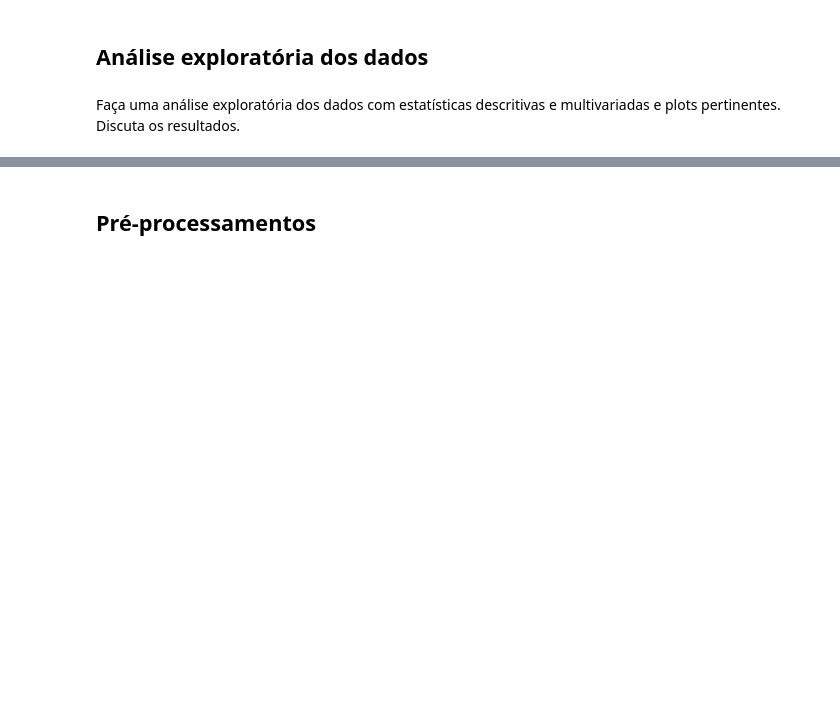
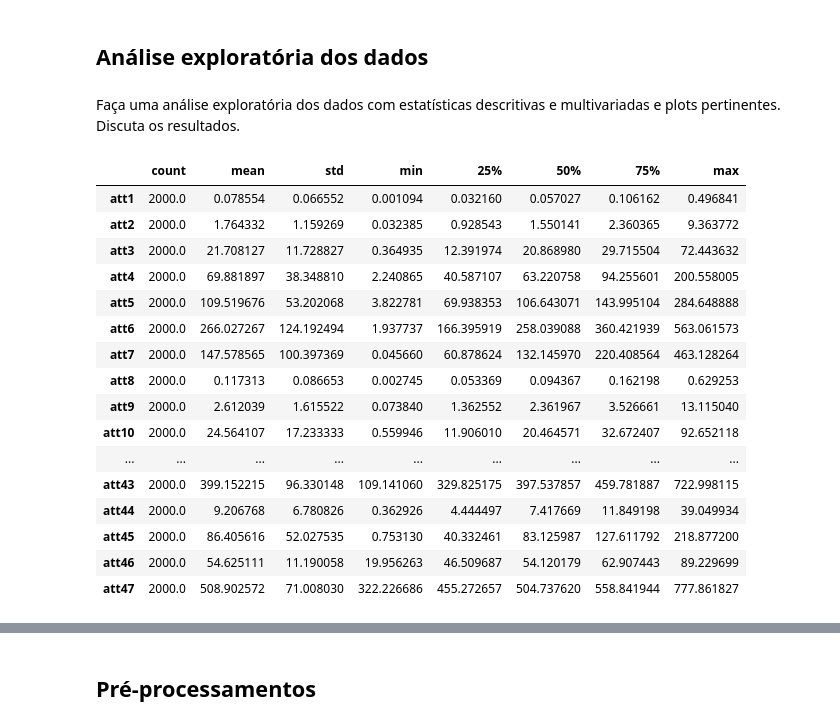
Before and after one commit to GabrielNegreiro28/aprendizado-de-maquina, a Jupyter notebook: Projeto_2_-_AM_zernike.ipynb, the cells around one changed output, grey strips where cells are left out. Drawn from its saved outputs; the diff is of its cells as text; code cells hidden in the pictures; blank space fills up the shorter version.

```diff
--- a/Projeto_2_-_AM_zernike.ipynb
+++ b/Projeto_2_-_AM_zernike.ipynb
@@ -116,3 +142,30 @@ O conjunto possui 2.000 instâncias, 47 atributos numéricos e dez classes balan
 ## **Análise exploratória dos dados**
 # %% [markdown]
 Faça uma análise exploratória dos dados com estatísticas descritivas e multivariadas e plots pertinentes. Discuta os resultados.
+# %%
+# Separa os 47 atributos da coluna de classe
+X = df.drop(columns="class")
+
+# Calcula estatísticas descritivas para cada atributo
+estatisticas = X.describe().T
+
+# Exibe a tabela
+estatisticas
+# %% [output]
+|  | count | mean | std | min | 25% | 50% | 75% | max |
+| att1 | 2000.0 | 0.078554 | 0.066552 | 0.001094 | 0.032160 | 0.057027 | 0.106162 | 0.496841 |
+| att2 | 2000.0 | 1.764332 | 1.159269 | 0.032385 | 0.928543 | 1.550141 | 2.360365 | 9.363772 |
+| att3 | 2000.0 | 21.708127 | 11.728827 | 0.364935 | 12.391974 | 20.868980 | 29.715504 | 72.443632 |
+| att4 | 2000.0 | 69.881897 | 38.348810 | 2.240865 | 40.587107 | 63.220758 | 94.255601 | 200.558005 |
+| att5 | 2000.0 | 109.519676 | 53.202068 | 3.822781 | 69.938353 | 106.643071 | 143.995104 | 284.648888 |
+| att6 | 2000.0 | 266.027267 | 124.192494 | 1.937737 | 166.395919 | 258.039088 | 360.421939 | 563.061573 |
+| att7 | 2000.0 | 147.578565 | 100.397369 | 0.045660 | 60.878624 | 132.145970 | 220.408564 | 463.128264 |
+| att8 | 2000.0 | 0.117313 | 0.086653 | 0.002745 | 0.053369 | 0.094367 | 0.162198 | 0.629253 |
+| att9 | 2000.0 | 2.612039 | 1.615522 | 0.073840 | 1.362552 | 2.361967 | 3.526661 | 13.115040 |
+| att10 | 2000.0 | 24.564107 | 17.233333 | 0.559946 | 11.906010 | 20.464571 | 32.672407 | 92.652118 |
+| ... | ... | ... | ... | ... | ... | ... | ... | ... |
+| att43 | 2000.0 | 399.152215 | 96.330148 | 109.141060 | 329.825175 | 397.537857 | 459.781887 | 722.998115 |
+| att44 | 2000.0 | 9.206768 | 6.780826 | 0.362926 | 4.444497 | 7.417669 | 11.849198 | 39.049934 |
+| att45 | 2000.0 | 86.405616 | 52.027535 | 0.753130 | 40.332461 | 83.125987 | 127.611792 | 218.877200 |
+| att46 | 2000.0 | 54.625111 | 11.190058 | 19.956263 | 46.509687 | 54.120179 | 62.907443 | 89.229699 |
+| att47 | 2000.0 | 508.902572 | 71.008030 | 322.226686 | 455.272657 | 504.737620 | 558.841944 | 777.861827 |
```
Also changed, not shown: parts of 10 cells of this notebook.
